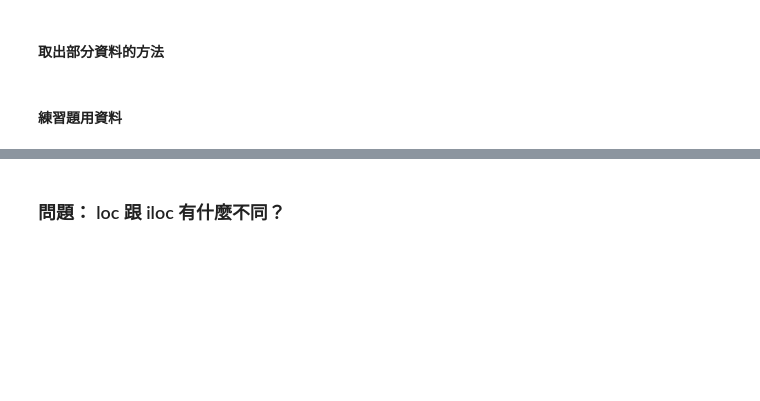
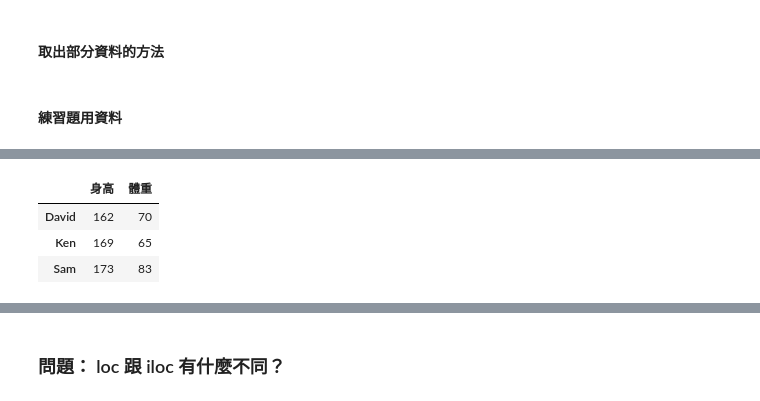
Before and after one commit to Yiting916/data_analysis, a Jupyter notebook: 03-01.Pandas.ipynb, the cells around one changed output, grey strips where cells are left out. Cells and saved outputs as stored; diff of their text form; code cells hidden in the pictures; blank space fills up the shorter version.

```diff
--- a/03-01.Pandas.ipynb
+++ b/03-01.Pandas.ipynb
@@ -427,6 +452,13 @@ person
 # %%
 #練習題
 #請列出第 1~3 筆資料
+#person[0:3]
+person.iloc[0:3]
+# %% [output]
+|  | 身高 | 體重 |
+| David | 162 | 70 |
+| Ken | 169 | 65 |
+| Sam | 173 | 83 |
 # %%
 # 列出第 2,4,5筆資料
 # 下面的寫法為何失敗？
```
Also changed, not shown: parts of 8 cells of this notebook.
